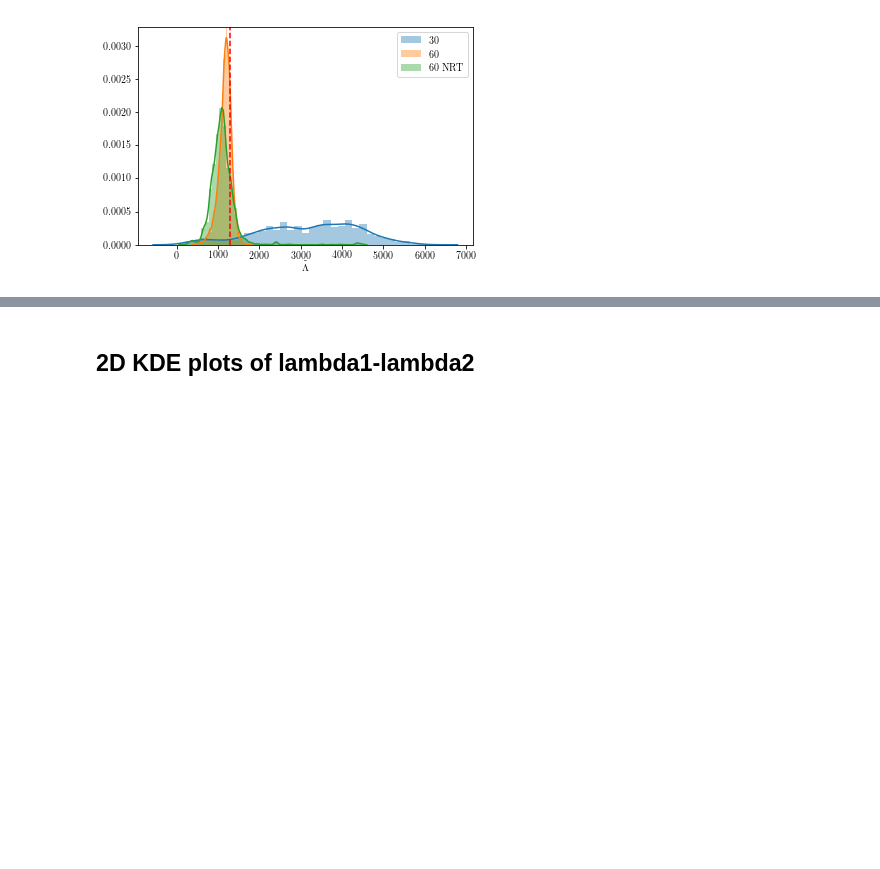
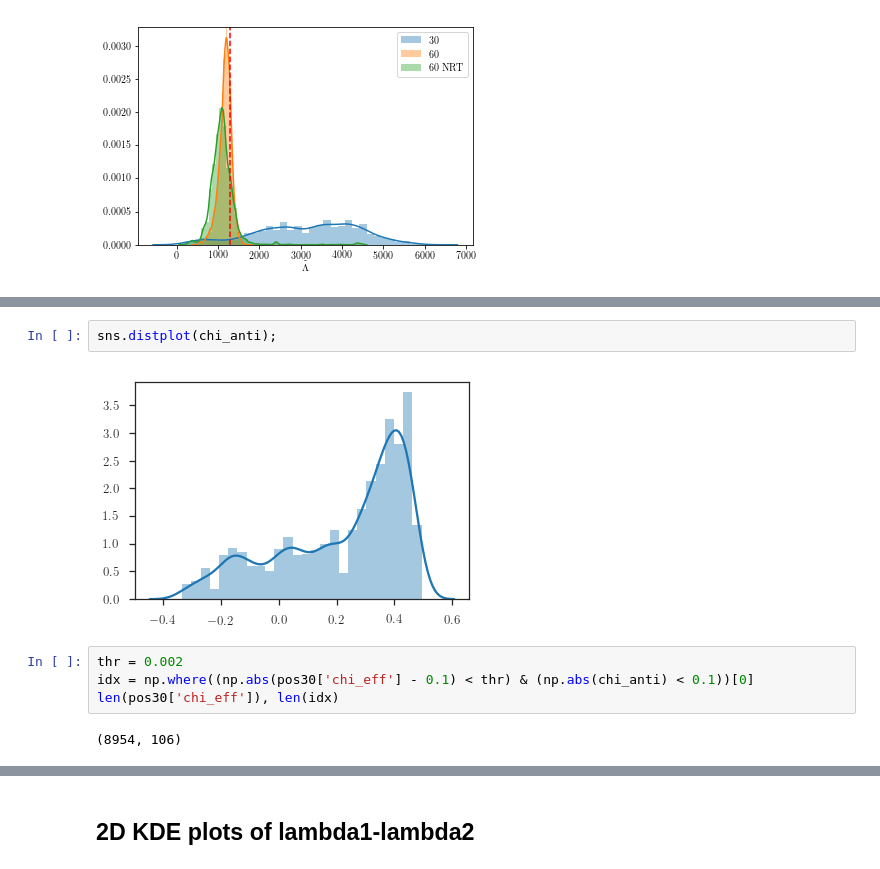
Before and after one commit to benjaminlackey/gpsurrogate, a Jupyter notebook: paper/PE-analysis/PE_analysis.ipynb, the cells around one changed output, grey strips where cells are left out. Cells and saved outputs as stored; diff of their text form; blank space fills up the shorter version.

```diff
--- a/paper/PE-analysis/PE_analysis.ipynb
+++ b/paper/PE-analysis/PE_analysis.ipynb
@@ -153,0 +168,10 @@ plt.legend();
+# %%
+sns.distplot(chi_anti);
+# %% [output]
+[figure, added]
+# %%
+thr = 0.002
+idx = np.where((np.abs(pos30['chi_eff'] - 0.1) < thr) & (np.abs(chi_anti) < 0.1))[0]
+len(pos30['chi_eff']), len(idx)
+# %% [output]
+(8954, 106)
```
Also changed, not shown: parts of 8 cells of this notebook.
